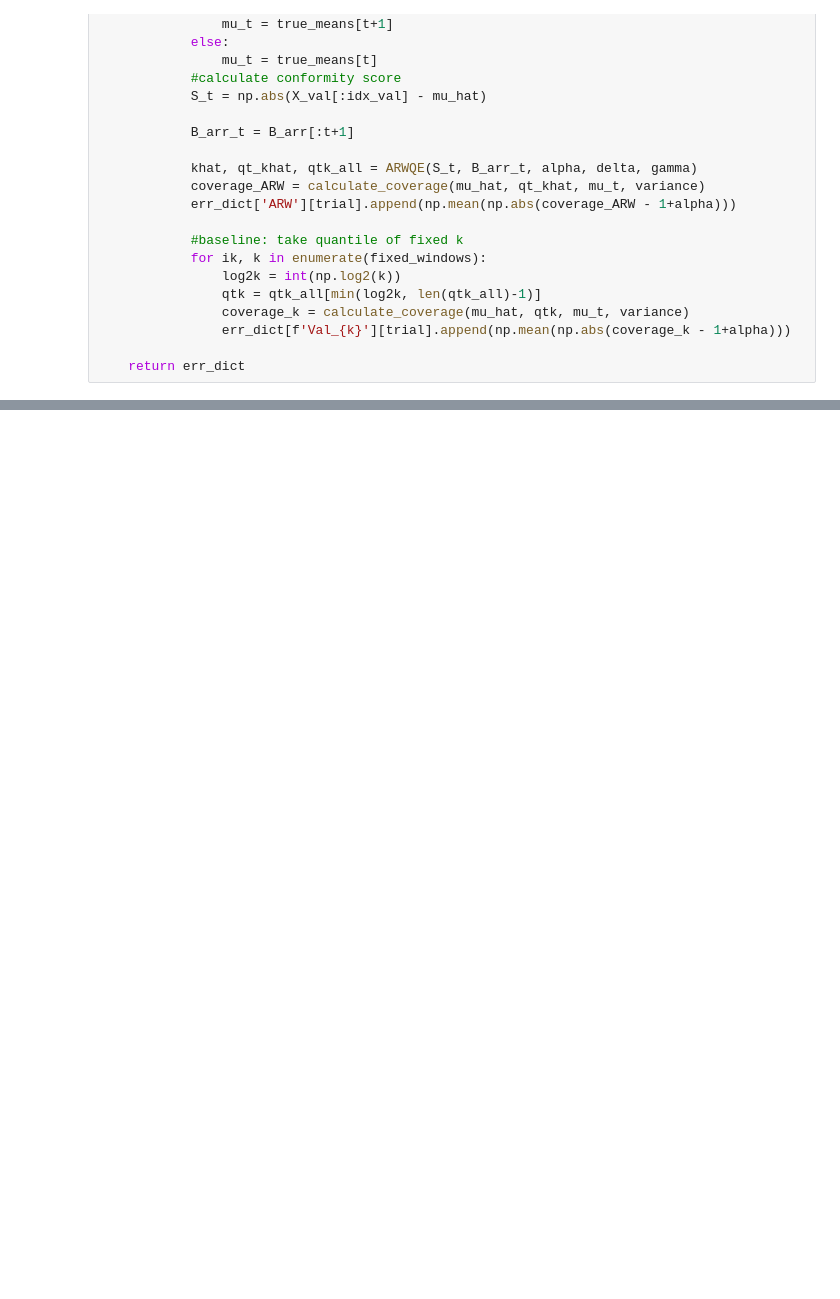
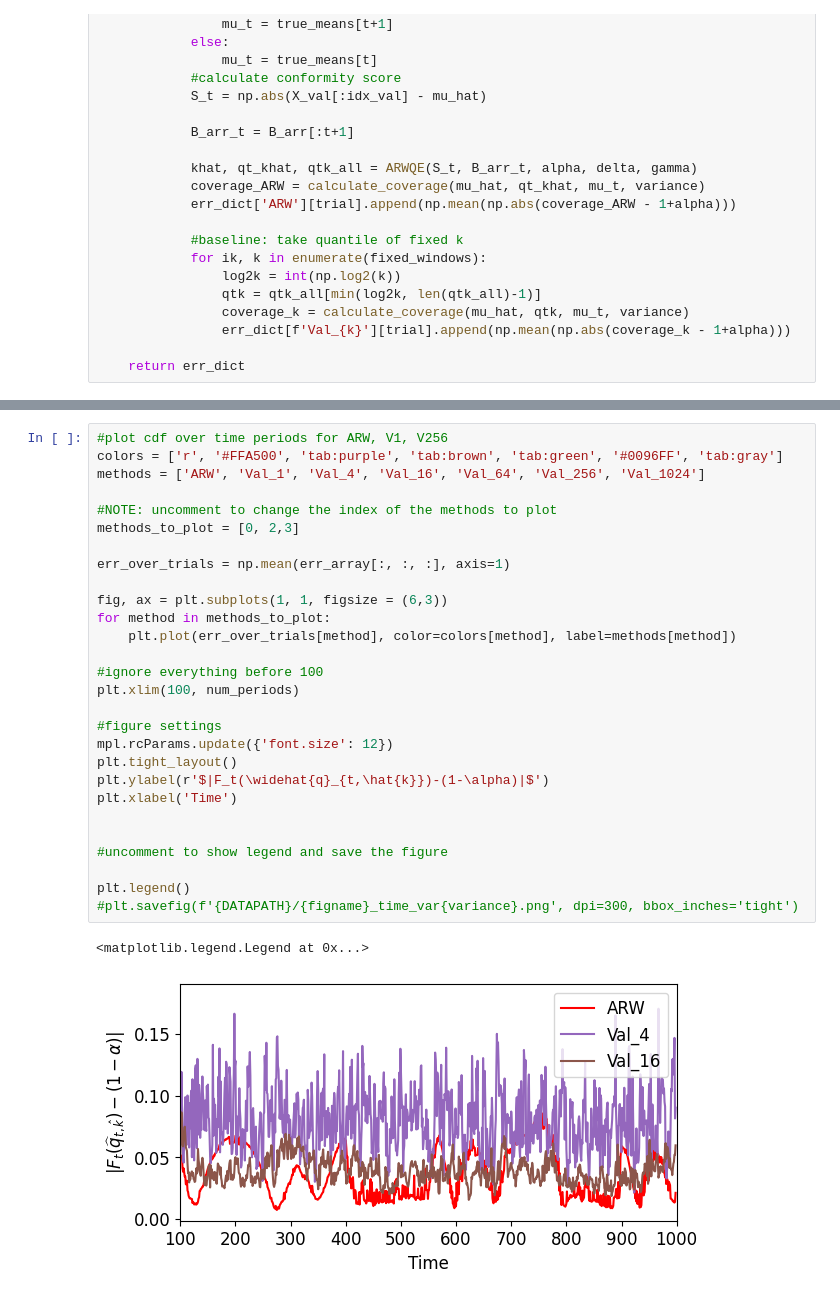
Before and after one commit to eliselyhan/predictive-inference, a Jupyter notebook: code-synthetic-data/mean_estimation.ipynb, the cells around one changed output, grey strips where cells are left out. Saved outputs shown, nothing was run; the diff lists cells and outputs as text; blank space fills up the shorter version.

```diff
--- a/code-synthetic-data/mean_estimation.ipynb
+++ b/code-synthetic-data/mean_estimation.ipynb
@@ -134,0 +137,31 @@ predicting for next period: False
+# %%
+#plot cdf over time periods for ARW, V1, V256
+colors = ['r', '#FFA500', 'tab:purple', 'tab:brown', 'tab:green', '#0096FF', 'tab:gray']
+methods = ['ARW', 'Val_1', 'Val_4', 'Val_16', 'Val_64', 'Val_256', 'Val_1024']
+
+#NOTE: uncomment to change the index of the methods to plot
+methods_to_plot = [0, 2,3]
+
+err_over_trials = np.mean(err_array[:, :, :], axis=1)
+
+fig, ax = plt.subplots(1, 1, figsize = (6,3))
+for method in methods_to_plot:
+    plt.plot(err_over_trials[method], color=colors[method], label=methods[method])
+
+#ignore everything before 100
+plt.xlim(100, num_periods)
+
+#figure settings
+mpl.rcParams.update({'font.size': 12})
+plt.tight_layout()
+plt.ylabel(r'$|F_t(\widehat{q}_{t,\hat{k}})-(1-\alpha)|$')
+plt.xlabel('Time')
+
+
+#uncomment to show legend and save the figure
+
+plt.legend()
+#plt.savefig(f'{DATAPATH}/{figname}_time_var{variance}.png', dpi=300, bbox_inches='tight')
+# %% [output]
+<matplotlib.legend.Legend at 0x...>
+[figure, added]
```
Also changed, not shown: parts of 1 cell of this notebook, 2 other files.
